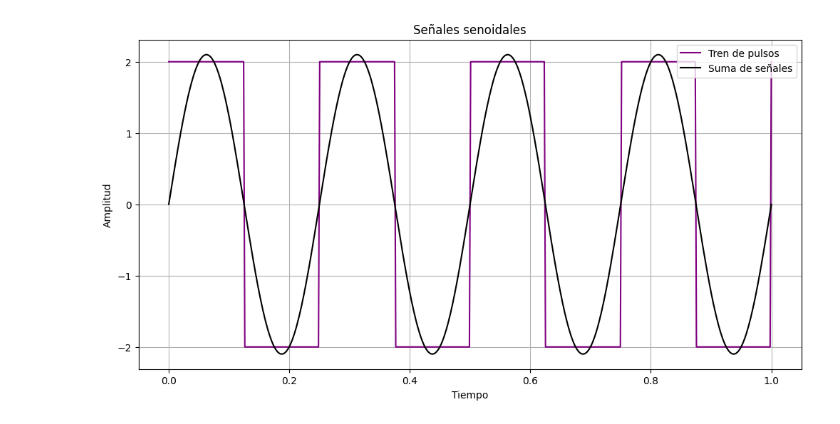
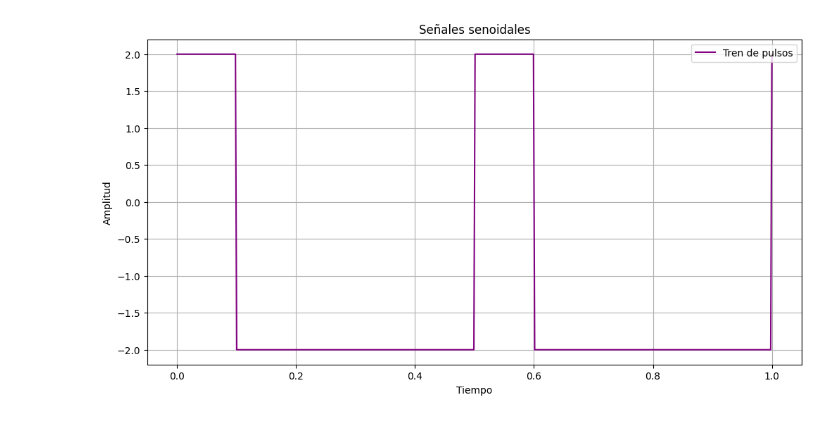
Before and after one commit to comunicafrsf/fourier, a Jupyter notebook: Senoidales_aditivas.ipynb, the cells around one changed output. Cells and saved outputs as stored; diff of their text form; code cells hidden in the pictures.

```diff
--- a/Senoidales_aditivas.ipynb
+++ b/Senoidales_aditivas.ipynb
@@ -6,27 +6,27 @@ A1 = 2.1 #@param {type:"number"}
 f1 = 4 #@param {type:"number"}
 phi1 = 0 #@param {type:"number"}
 
-A2 = 0 #@param {type:"number"}
+A2 = 1 #@param {type:"number"}
 f2 = 12 #@param {type:"number"}
 phi2 = 0 #@param {type:"number"}
 
-A3 = 0 #@param {type:"number"}
+A3 = 1 #@param {type:"number"}
 f3 = 20 #@param {type:"number"}
 phi3 = 0 #@param {type:"number"}
 
 A4 = 4 #@param {type:"number"}
-dc4 = 0.5 #@param {type:"number"}
-f4 = 4 #@param {type:"number"}
+dc4 = 0.2 #@param {type:"number"}
+f4 = 2 #@param {type:"number"}
 
 ctte4 = -2 #@param {type:"number"}
 print_sin = False #@param {type:"boolean"}
 print_trenpulsos = True #@param {type:"boolean"}
-print_sin_aditiva = True #@param {type:"boolean"}
+print_sin_aditiva = False #@param {type:"boolean"}
 
 import numpy as np
 import matplotlib.pyplot as plt
 from ipywidgets import interact, interactive, fixed, interact_manual
-import ipywidgets as widgets
+
 
 class TrenDePulsos:
     def __init__(self, amplitud, duty_cycle, frecuencia, constante):
@@ -75,31 +75,31 @@ def plot_seniales(A1, f1, phi1, A2, f2, phi2, A3, f3, phi3, A4, f4, dc4, ctte4):
 
     # Señales
     s1 = Senoidal(A1, f1, phi1).__call__(t)
     s2 = Senoidal(A2, f2, phi2).__call__(t)
     s3 = Senoidal(A3, f3, phi3).__call__(t)
     s4 = TrenDePulsos(A4, dc4, f4, ctte4).__call__(t)
 
     senoidales = [senoidal1, senoidal2, senoidal3]
 
     s_sum = sumatoria_senoidales(t, senoidales)
 
     fig, ax = plt.subplots(figsize=(12, 6))
     if print_trenpulsos != False:
         ax.plot(t, s4, color='purple', label='Tren de pulsos')
     if print_sin != False:
         ax.plot(t, s1, color='blue', label='Señal 1')
         ax.plot(t, s2, color='green', label='Señal 2')
         ax.plot(t, s3, color='red', label='Señal 3')
     if print_sin_aditiva != False:
         ax.plot(t, s_sum, color='black', label='Suma de señales')
     ax.legend(loc='upper right')
     ax.set_xlabel('Tiempo')
     ax.set_ylabel('Amplitud')
     ax.set_title('Señales senoidales')
     ax.yaxis.set_ticks_position('left')
     ax.grid()
     plt.show()
 
 plot_seniales(A1, f1, phi1, A2, f2, phi2, A3, f3, phi3, A4, f4, dc4, ctte4)
 # %% [output]
-[figure, old version]
+[figure, new version]
```
Also changed, not shown: parts of 2 cells of this notebook.
